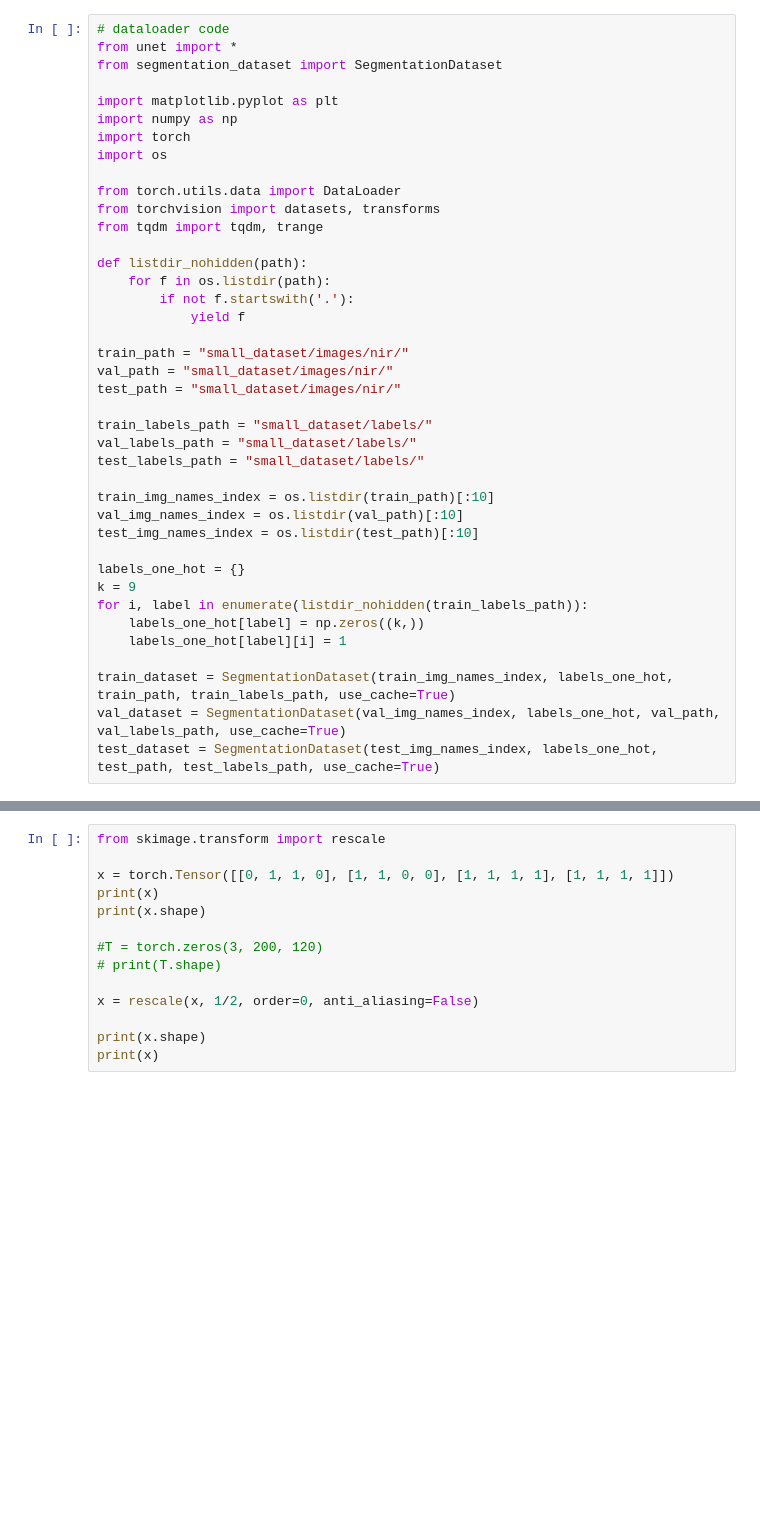
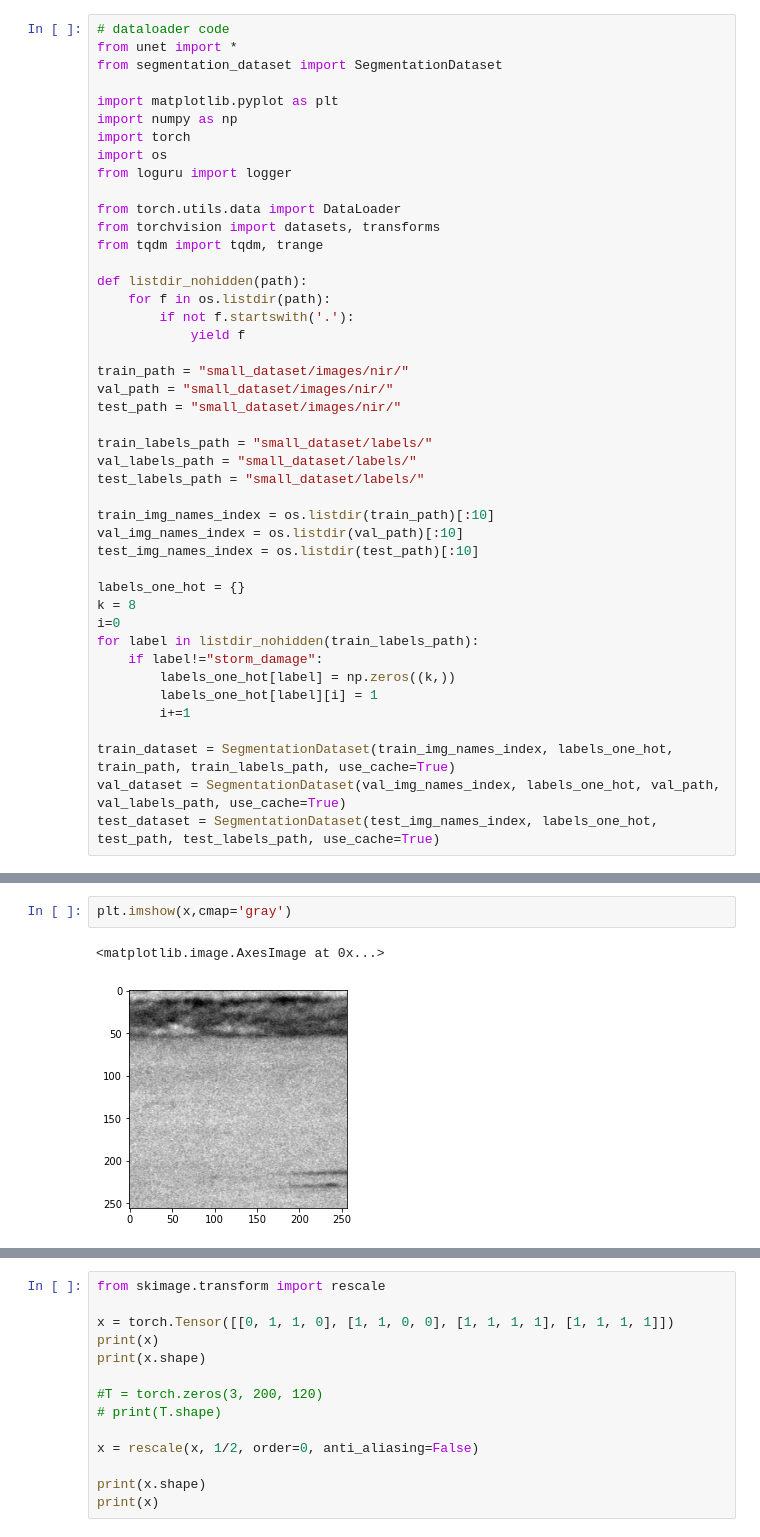
Before and after one commit to alishibli97/KTH-Deep-Learning-Project, a Jupyter notebook: main.ipynb, the cells around one changed output, grey strips where cells are left out. Cells and saved outputs as stored; diff of their text form; blank space fills up the shorter version.

```diff
--- a/main.ipynb
+++ b/main.ipynb
@@ -7,6 +7,7 @@ import matplotlib.pyplot as plt
 import numpy as np
 import torch
 import os
+from loguru import logger
 
 from torch.utils.data import DataLoader
 from torchvision import datasets, transforms
@@ -30,10 +31,13 @@ val_img_names_index = os.listdir(val_path)[:10]
 test_img_names_index = os.listdir(test_path)[:10]
 
 labels_one_hot = {}
-k = 9
-for i, label in enumerate(listdir_nohidden(train_labels_path)):
-    labels_one_hot[label] = np.zeros((k,))
-    labels_one_hot[label][i] = 1
+k = 8
+i=0
+for label in listdir_nohidden(train_labels_path):
+    if label!="storm_damage":
+        labels_one_hot[label] = np.zeros((k,))
+        labels_one_hot[label][i] = 1
+        i+=1
 
 train_dataset = SegmentationDataset(train_img_names_index, labels_one_hot, train_path, train_labels_path, use_cache=True)
 val_dataset = SegmentationDataset(val_img_names_index, labels_one_hot, val_path, val_labels_path, use_cache=True)
@@ -209,0 +207,5 @@ plt.plot(trainingAcc)
+# %%
+plt.imshow(x,cmap='gray')
+# %% [output]
+<matplotlib.image.AxesImage at 0x...>
+[figure, added]
```
Also changed, not shown: parts of 10 cells of this notebook, 1 other file.
